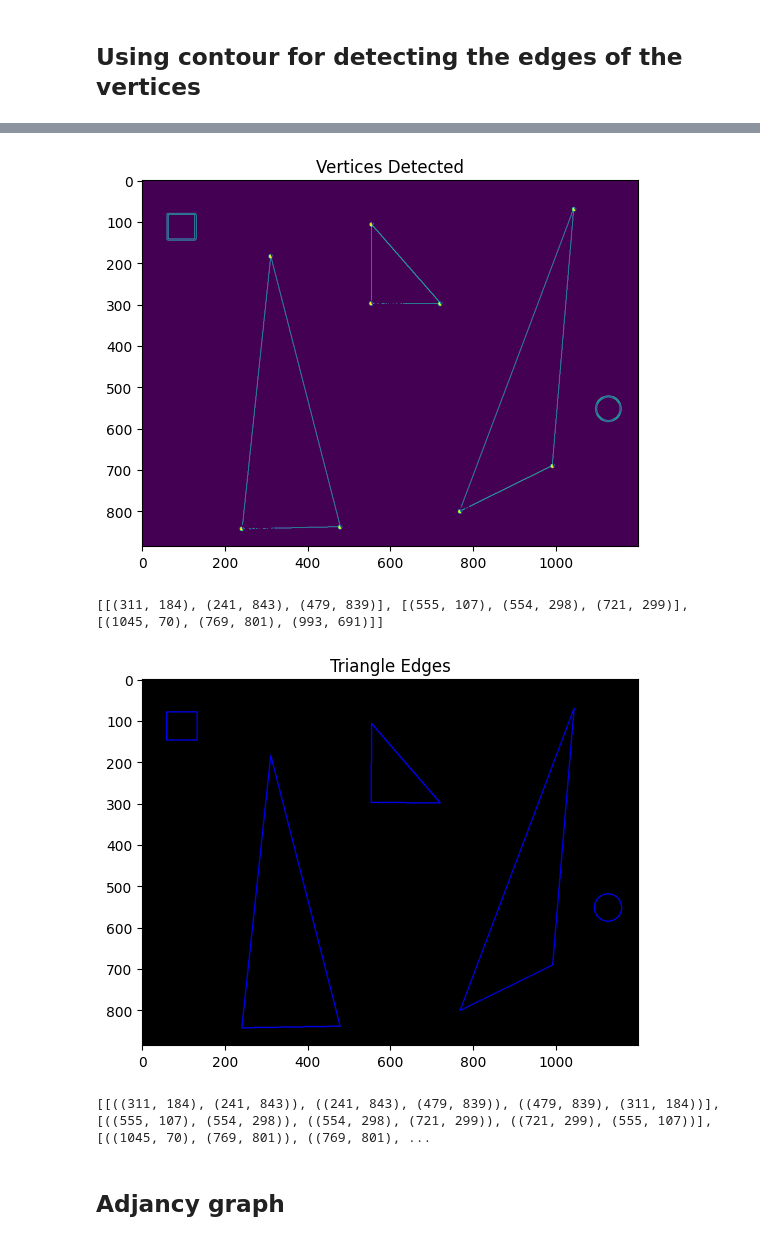
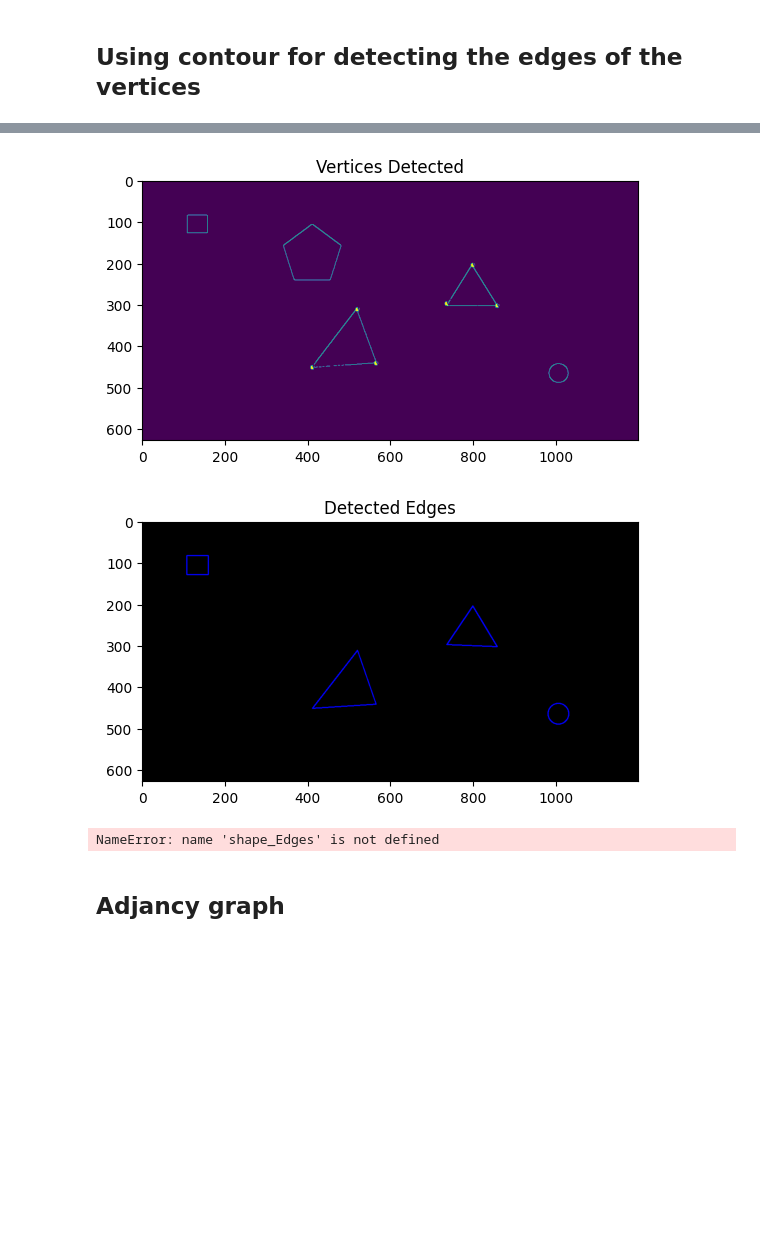
Before and after one commit to Owhenthesaints/Project_Basics_For_Mobile_Robotics, a Jupyter notebook: dependencies/Project path planing (2).ipynb, the cells around one changed output, grey strips where cells are left out. Saved outputs shown, nothing was run; the diff lists cells and outputs as text; code cells hidden in the pictures; blank space fills up the shorter version.

```diff
--- a/dependencies/Project path planing (2).ipynb
+++ b/dependencies/Project path planing (2).ipynb
@@ -58,7 +58,8 @@ from shapely.geometry import LineString
 # %%
 # Load the image
 #filename = 'visibility.png'
-filename = 'visibility_bis.png'
+#filename = 'visibility_bis.png'
+filename = 'testImages.png'
 
 img = cv2.imread(filename, cv2.IMREAD_GRAYSCALE)
 
@@ -198,36 +257,34 @@ shape triangle
 # %%
 # Display the initial image with highlighted vertices
 plt.imshow(canny_img)
 plt.title('Vertices Detected')
 plt.show()
-print(triangle_vertices)
 
 
 # Create a blank image
 blank_img = np.zeros((comp_height, comp_width, 3), np.uint8)
 
 # Plot the lines for each triangle
 for edges in triangle_edges:
     for edge in edges:
         cv2.line(blank_img, edge[0], edge[1], (0, 0, 255), 2)
 
 # Draw the final position
 cv2.circle(blank_img, (Xcent, Ycent), int(radius), (0, 0, 255), 2)
 
 
 # Draw the robot position
 cv2.rectangle(blank_img, (Xrob, Yrob), (Xrob + Wrob, Yrob + Hrob), (0, 0, 255), 2)
 
 plt.imshow(blank_img)
-plt.title('Triangle Edges')
+plt.title('Detected Edges')
 plt.axis('on')
 plt.show()
-print(triangle_edges)
+print(shape_Edges)
 # %% [output]
-[figure, old version]
+[figure, new version]
+[figure, new version]
-[[(311, 184), (241, 843), (479, 839)], [(555, 107), (554, 298), (721, 299)], [(1045, 70), (769, 801), (993, 691)]]
+NameError: name 'shape_Edges' is not defined
-[figure, old version]
-[[((311, 184), (241, 843)), ((241, 843), (479, 839)), ((479, 839), (311, 184))], [((555, 107), (554, 298)), ((554, 298), (721, 299)), ((721, 299), (555, 107))], [((1045, 70), (769, 801)), ((769, 801), ...
 # %% [markdown]
 ## Adjancy graph
 # %% [markdown]
```
Also changed, not shown: parts of 9 cells of this notebook, 3 other files.
